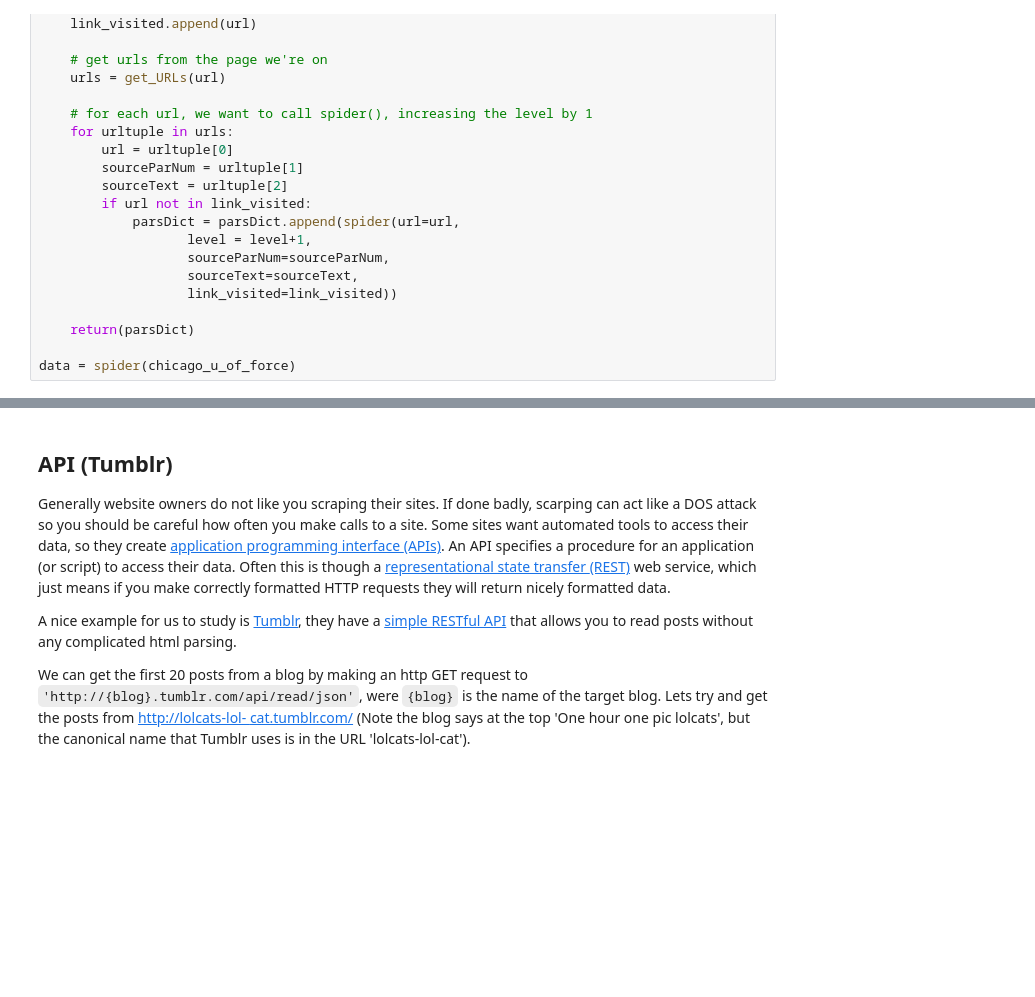
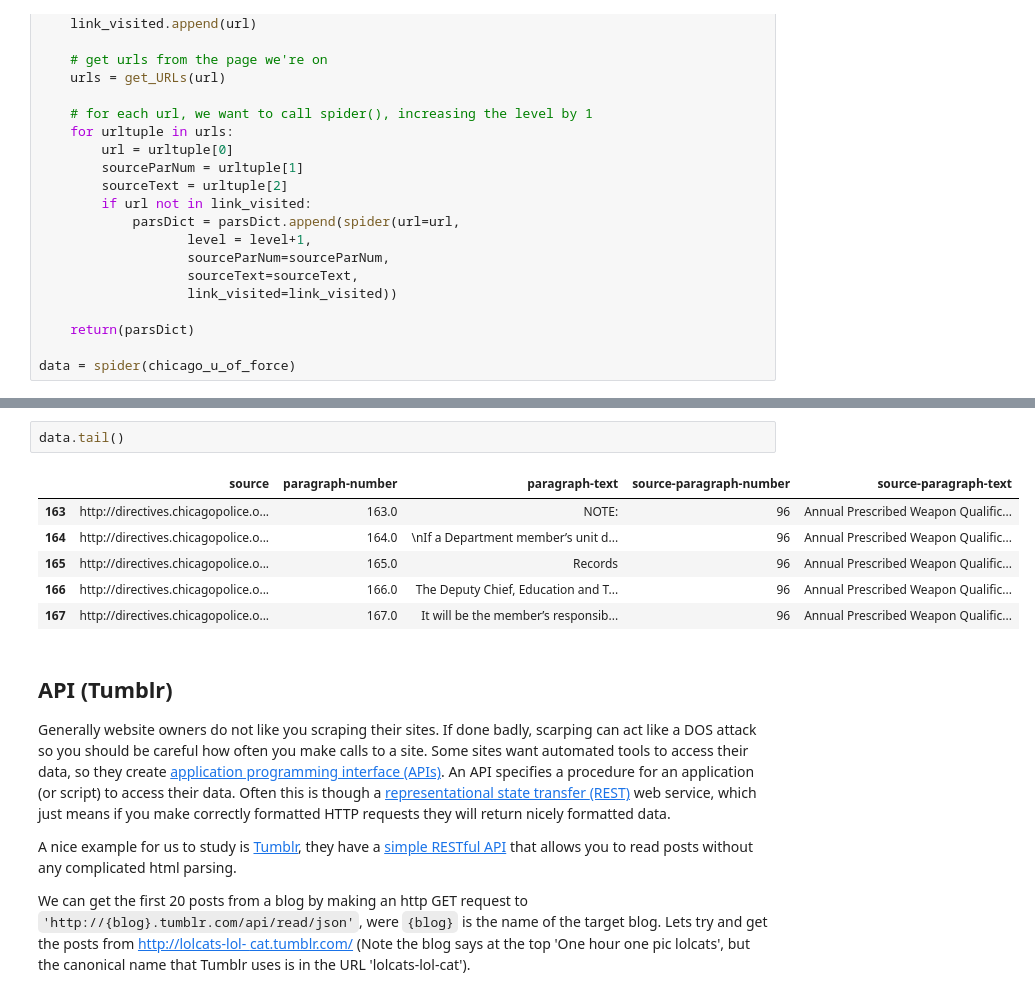
Before and after one commit to DSharm/Content-Analysis-2020, a Jupyter notebook: week-0/hw0-daminisharma.ipynb, the cells around one changed output, grey strips where cells are left out. Cells and saved outputs as stored; diff of their text form; blank space fills up the shorter version.

```diff
--- a/week-0/hw0-daminisharma.ipynb
+++ b/week-0/hw0-daminisharma.ipynb
@@ -593,3 +567,12 @@ data
+# %%
+data.tail()
+# %% [output]
+|  | source | paragraph-number | paragraph-text | source-paragraph-number | source-paragraph-text |
+| 163 | http://directives.chicagopolice.o... | 163.0 | NOTE: | 96 | Annual Prescribed Weapon Qualific... |
+| 164 | http://directives.chicagopolice.o... | 164.0 | \nIf a Department member’s unit d... | 96 | Annual Prescribed Weapon Qualific... |
+| 165 | http://directives.chicagopolice.o... | 165.0 | Records | 96 | Annual Prescribed Weapon Qualific... |
+| 166 | http://directives.chicagopolice.o... | 166.0 | The Deputy Chief, Education and T... | 96 | Annual Prescribed Weapon Qualific... |
+| 167 | http://directives.chicagopolice.o... | 167.0 | It will be the member’s responsib... | 96 | Annual Prescribed Weapon Qualific... |
 # %% [markdown]
 ## API (Tumblr)
 
```
Also changed, not shown: parts of 5 cells of this notebook, 1 other file.
